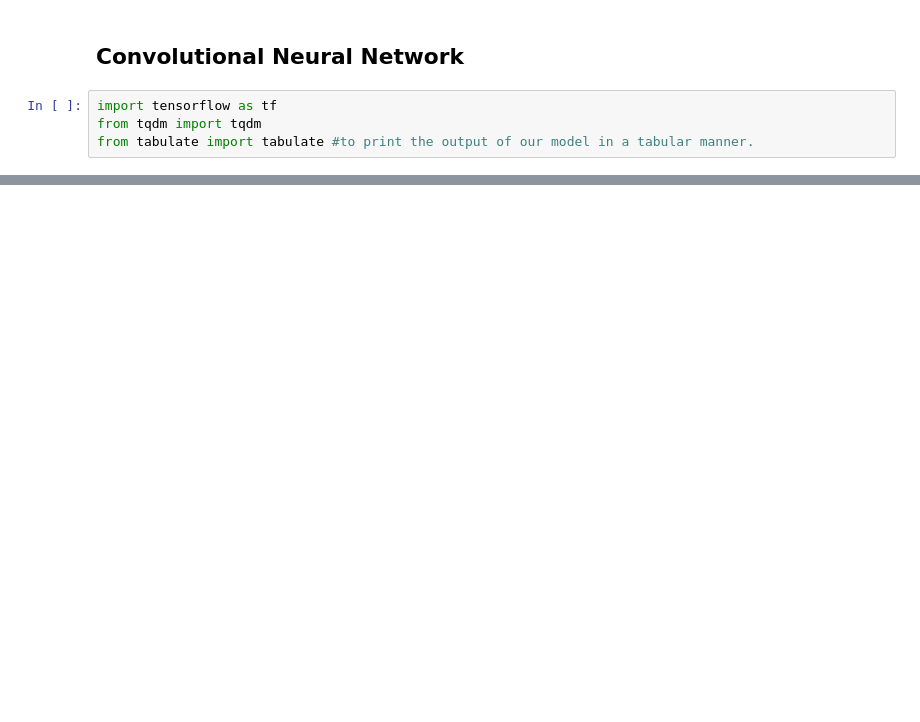
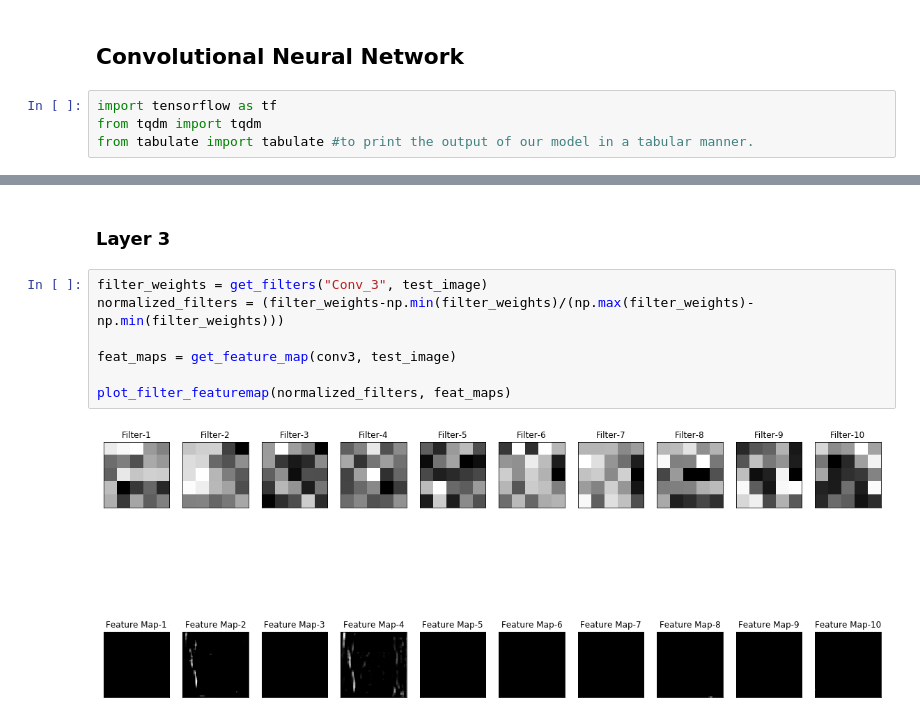
Before and after one commit to Ugenteraan/Visualizing-CNN, a Jupyter notebook: Deep-CNN.ipynb, the cells around one changed output, grey strips where cells are left out. Drawn from its saved outputs; the diff is of its cells as text; blank space fills up the shorter version.

```diff
--- a/Deep-CNN.ipynb
+++ b/Deep-CNN.ipynb
@@ -276,0 +353,11 @@ Model is not loaded !
+# %% [markdown]
+### Layer 3
+# %%
+filter_weights = get_filters("Conv_3", test_image)
+normalized_filters = (filter_weights-np.min(filter_weights)/(np.max(filter_weights)-np.min(filter_weights)))
+
+feat_maps = get_feature_map(conv3, test_image)
+
+plot_filter_featuremap(normalized_filters, feat_maps)
+# %% [output]
+[figure, added]
```
Also changed, not shown: parts of 28 cells of this notebook, 1 other file.
